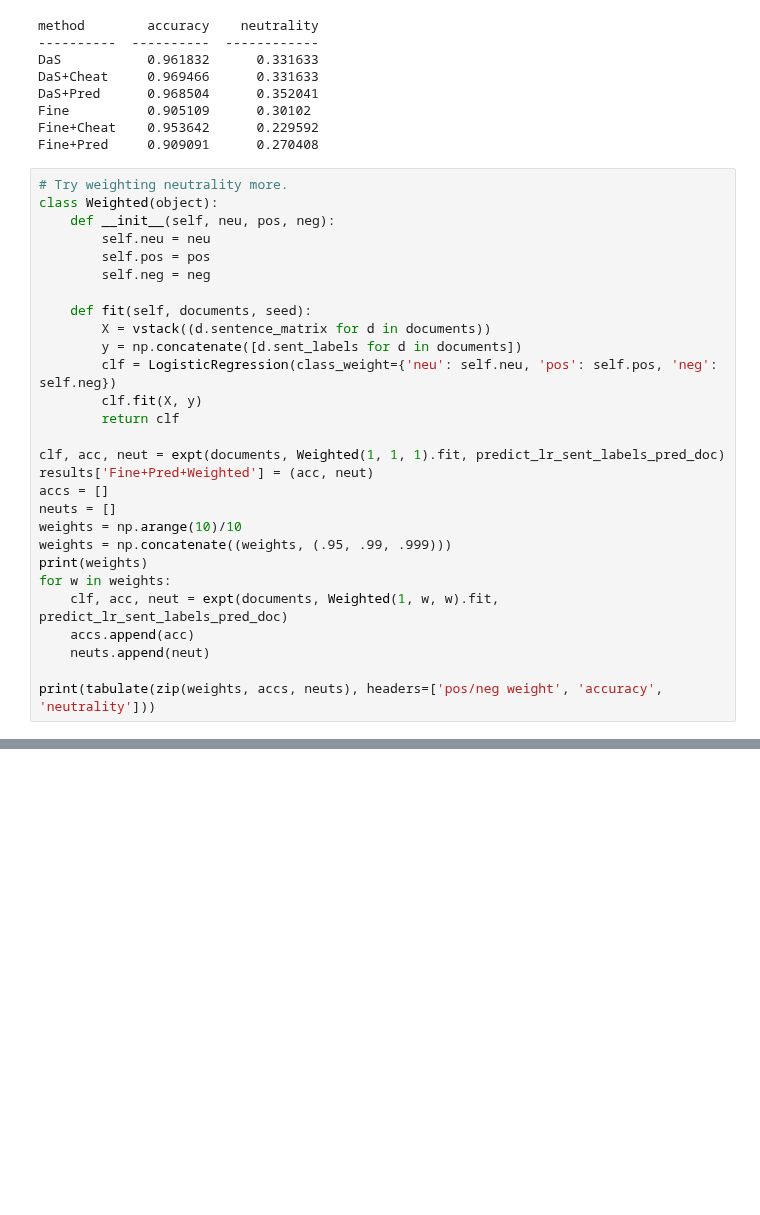
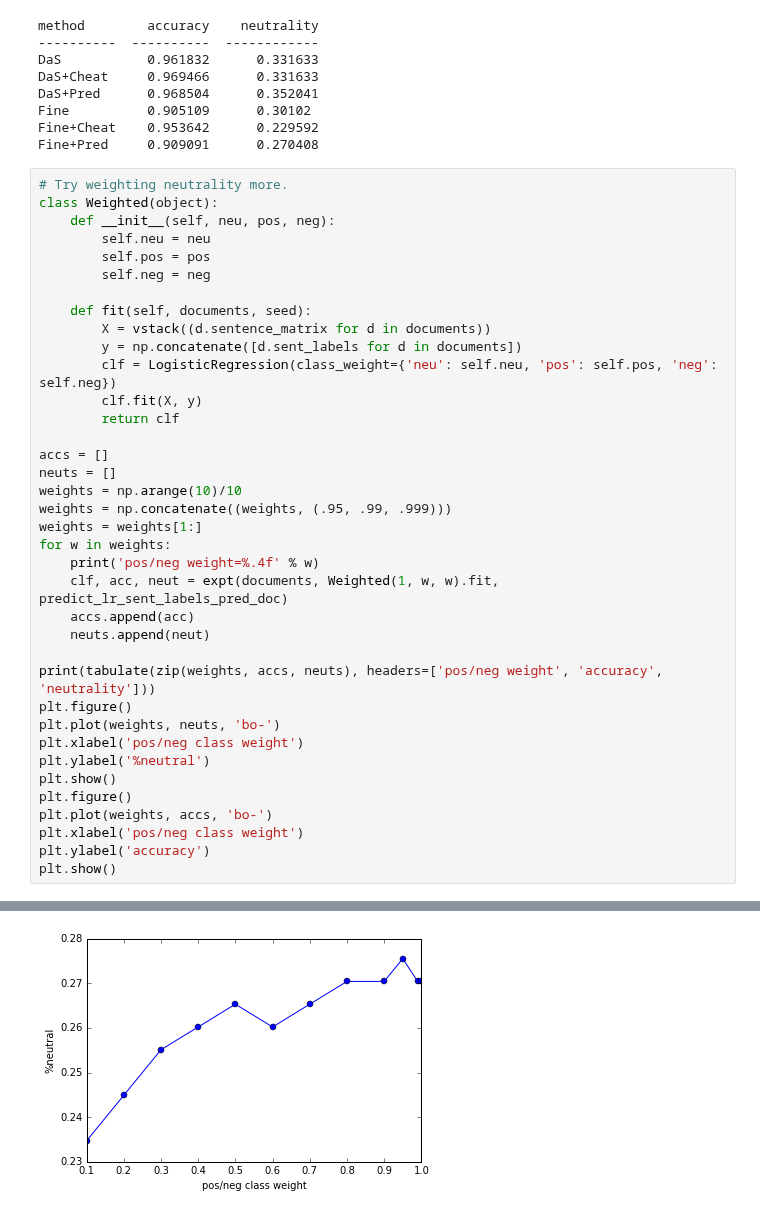
Before and after one commit to mramire8/notebooks, a Jupyter notebook: tackstrom/Aron_Exploration.ipynb, the cells around one changed output, grey strips where cells are left out. Cells and saved outputs as stored; diff of their text form; blank space fills up the shorter version.

Commit message:
some plots as neutral weight changes

```diff
--- a/tackstrom/Aron_Exploration.ipynb
+++ b/tackstrom/Aron_Exploration.ipynb
@@ -405,17 +407,26 @@ class Weighted(object):
         clf.fit(X, y)
         return clf
 
-clf, acc, neut = expt(documents, Weighted(1, 1, 1).fit, predict_lr_sent_labels_pred_doc)
-results['Fine+Pred+Weighted'] = (acc, neut)
 accs = []
 neuts = []
 weights = np.arange(10)/10
 weights = np.concatenate((weights, (.95, .99, .999)))
-print(weights)
+weights = weights[1:]
 for w in weights:
+    print('pos/neg weight=%.4f' % w)
     clf, acc, neut = expt(documents, Weighted(1, w, w).fit, predict_lr_sent_labels_pred_doc)
     accs.append(acc)
     neuts.append(neut)
 
 print(tabulate(zip(weights, accs, neuts), headers=['pos/neg weight', 'accuracy', 'neutrality']))
+plt.figure()
+plt.plot(weights, neuts, 'bo-')
+plt.xlabel('pos/neg class weight')
+plt.ylabel('%neutral')
+plt.show()
+plt.figure()
+plt.plot(weights, accs, 'bo-')
+plt.xlabel('pos/neg class weight')
+plt.ylabel('accuracy')
+plt.show()
 # %% [output]
@@ -435,4 +446,5 @@ oracle acc=0.643 acc w/o neutral=0.913 pct neutral=0.296
            0.9      0.923077      0.270408
            0.95     0.901408      0.27551
            0.99     0.909091      0.270408
            0.999    0.909091      0.270408
+[figure, added]
```
Also changed, not shown: parts of 2 cells of this notebook.
